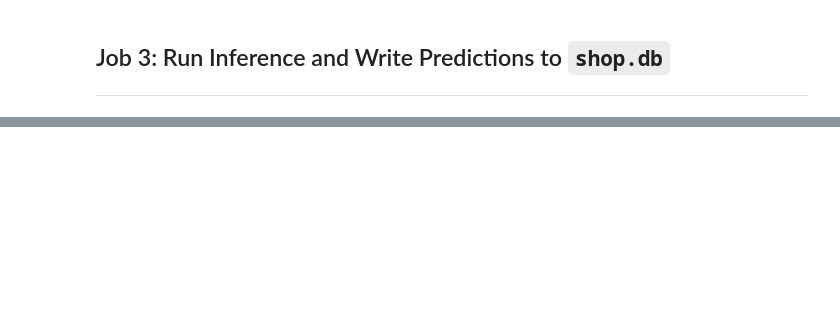
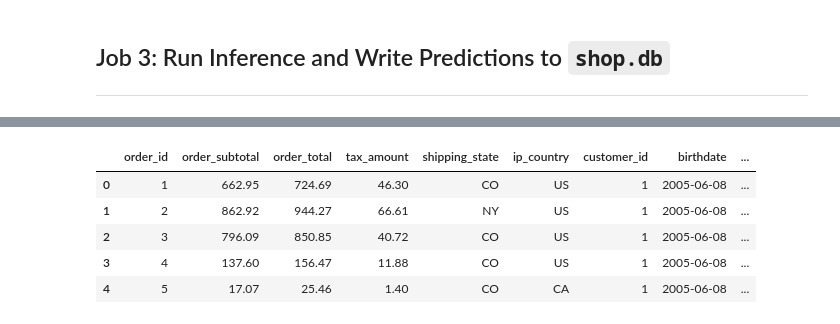
Before and after one commit to lincolnadams5/ShopPracticePipeline, a Jupyter notebook: pipeline/full_pipeline.ipynb, the cells around one changed output, grey strips where cells are left out. Saved outputs shown, nothing was run; the diff lists cells and outputs as text; code cells hidden in the pictures; blank space fills up the shorter version.

```diff
--- a/pipeline/full_pipeline.ipynb
+++ b/pipeline/full_pipeline.ipynb
@@ -7,4 +7,15 @@
 import sqlite3
 import pandas as pd
 import os
+import sys
+from pathlib import Path
+
+jobs_path = Path().resolve() / 'jobs'
+if not jobs_path.exists():
+    jobs_path = Path().resolve().parent / 'jobs'
+
+sys.path.insert(0, str(jobs_path))
+
+pd.set_option('display.max_columns', None)
+pd.set_option('display.max_rows', None)
 # %%
@@ -182,0 +510,39 @@ if __name__ == "__main__":
+# %%
+conn = sqlite3.connect(r"C:\Users\apier\OneDrive\Documents\Code\455\project\shop.db")
+
+query = """
+SELECT
+    o.order_id,
+    o.order_subtotal,
+    o.order_total,
+    o.tax_amount,
+    o.shipping_state,
+    o.ip_country,
+    c.customer_id,
+    c.birthdate,
+    c.created_at,
+    r.avg_rating AS customer_avg_rating,
+    oi.max_unit_price
+FROM orders o
+JOIN customers c ON o.customer_id = c.customer_id
+LEFT JOIN (
+    SELECT customer_id, AVG(rating) AS avg_rating
+    FROM product_reviews
+    GROUP BY customer_id
+) r ON r.customer_id = c.customer_id
+LEFT JOIN (
+    SELECT order_id, MAX(unit_price) AS max_unit_price
+    FROM order_items
+    GROUP BY order_id
+) oi ON oi.order_id = o.order_id
+"""
+
+df_live = pd.read_sql(query, conn)
+df_live.head()
+# %% [output]
+|  | order_id | order_subtotal | order_total | tax_amount | shipping_state | ip_country | customer_id | birthdate | ... |
+| 0 | 1 | 662.95 | 724.69 | 46.30 | CO | US | 1 | 2005-06-08 | ... |
+| 1 | 2 | 862.92 | 944.27 | 66.61 | NY | US | 1 | 2005-06-08 | ... |
+| 2 | 3 | 796.09 | 850.85 | 40.72 | CO | US | 1 | 2005-06-08 | ... |
+| 3 | 4 | 137.60 | 156.47 | 11.88 | CO | US | 1 | 2005-06-08 | ... |
+| 4 | 5 | 17.07 | 25.46 | 1.40 | CO | CA | 1 | 2005-06-08 | ... |
```
Also changed, not shown: parts of 29 cells of this notebook, 5 other files.
